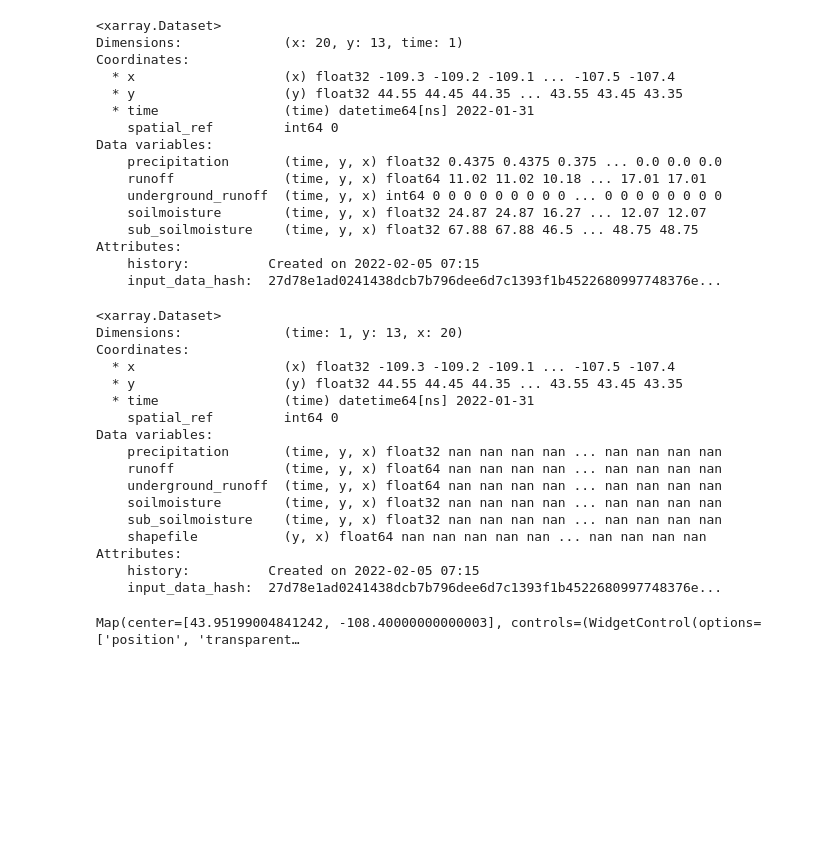
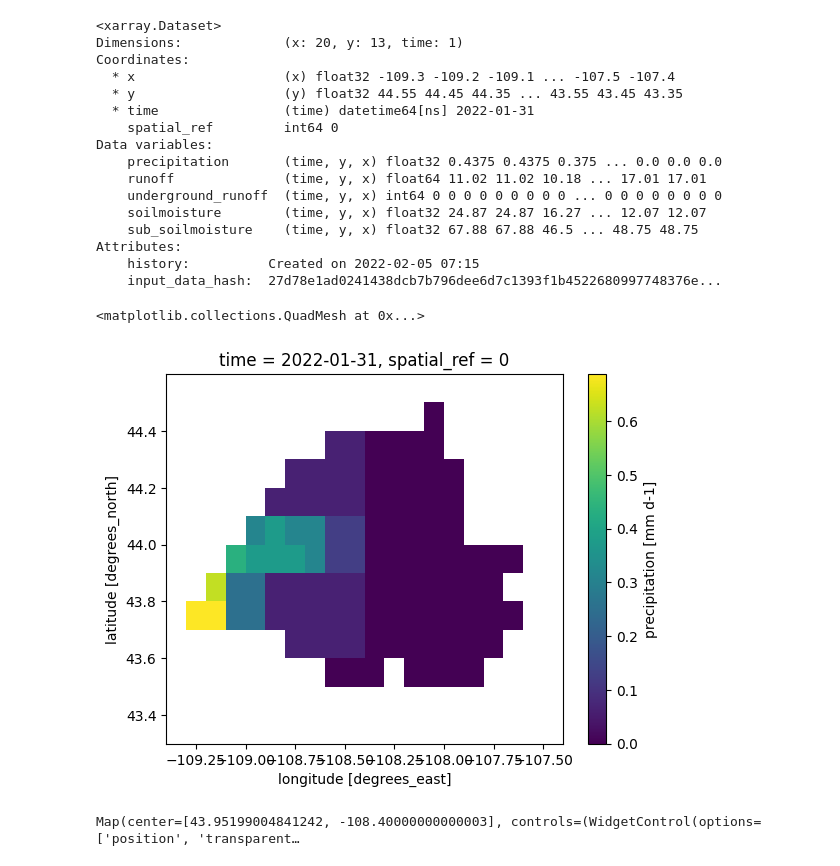
Before and after one commit to mahdi98mnm/WaterBalance_new, a Jupyter notebook: notebook/Sflow.ipynb, the cells around one changed output. Drawn from its saved outputs; the diff is of its cells as text; code cells hidden in the pictures; blank space fills up the shorter version.

```diff
--- a/notebook/Sflow.ipynb
+++ b/notebook/Sflow.ipynb
@@ -1,5 +0,0 @@
-# %%
-import pickle
-with open("/content/ds_array_4.pkl", "rb") as f:
-    state = pickle.load(f)
-state
@@ -72,7 +43,7 @@ Successfully saved authorization token.
 # %% [markdown]
 # Varables
 # %%
-PATH_DATA = "/content/drive/MyDrive/WaterBalance/assets/"
+PATH_DATA = "/content/drive/MyDrive/WaterBalance_new/assets/"
 
 # mashhad
 # LAT_MIN = 35.80
@@ -369,37 +340,22 @@ Attributes:
 # %%
 
 
 shp_dir = PATH_DATA + "shape/usa.shp"
 shapefile = gpd.read_file(shp_dir)
 
 
 precip_da = add_shape_coord_from_data_array(ds_array_3, shp_dir, "shapefile")
 ds_array_4 = ds_array_3.where(precip_da.shapefile==0, other=np.nan)
 
 
 
-with open('/content/drive/MyDrive/WaterBalance/notebook/ds_array_4.pkl', 'wb') as f:
+with open('/content/drive/MyDrive/WaterBalance_new/notebook/ds_array_4.pkl', 'wb') as f:
     pickle.dump(ds_array_4, f)
 
-ds_array_4
+ds_array_4.precipitation.plot()
 # %% [output]
-<xarray.Dataset>
-Dimensions:             (time: 1, y: 13, x: 20)
-Coordinates:
-  * x                   (x) float32 -109.3 -109.2 -109.1 ... -107.5 -107.4
-  * y                   (y) float32 44.55 44.45 44.35 ... 43.55 43.45 43.35
-  * time                (time) datetime64[ns] 2022-01-31
-    spatial_ref         int64 0
-Data variables:
-    precipitation       (time, y, x) float32 nan nan nan nan ... nan nan nan nan
-    runoff              (time, y, x) float64 nan nan nan nan ... nan nan nan nan
-    underground_runoff  (time, y, x) float64 nan nan nan nan ... nan nan nan nan
-    soilmoisture        (time, y, x) float32 nan nan nan nan ... nan nan nan nan
-    sub_soilmoisture    (time, y, x) float32 nan nan nan nan ... nan nan nan nan
-    shapefile           (y, x) float64 nan nan nan nan nan ... nan nan nan nan
-Attributes:
-    history:          Created on 2022-02-05 07:15
-    input_data_hash:  27d78e1ad0241438dcb7b796dee6d7c1393f1b4522680997748376e...
+<matplotlib.collections.QuadMesh at 0x...>
+[figure, added]
 # %%
 Map = geemap.Map()
 Map.add_basemap('HYBRID')
```
Also changed, not shown: parts of 7 cells of this notebook.
